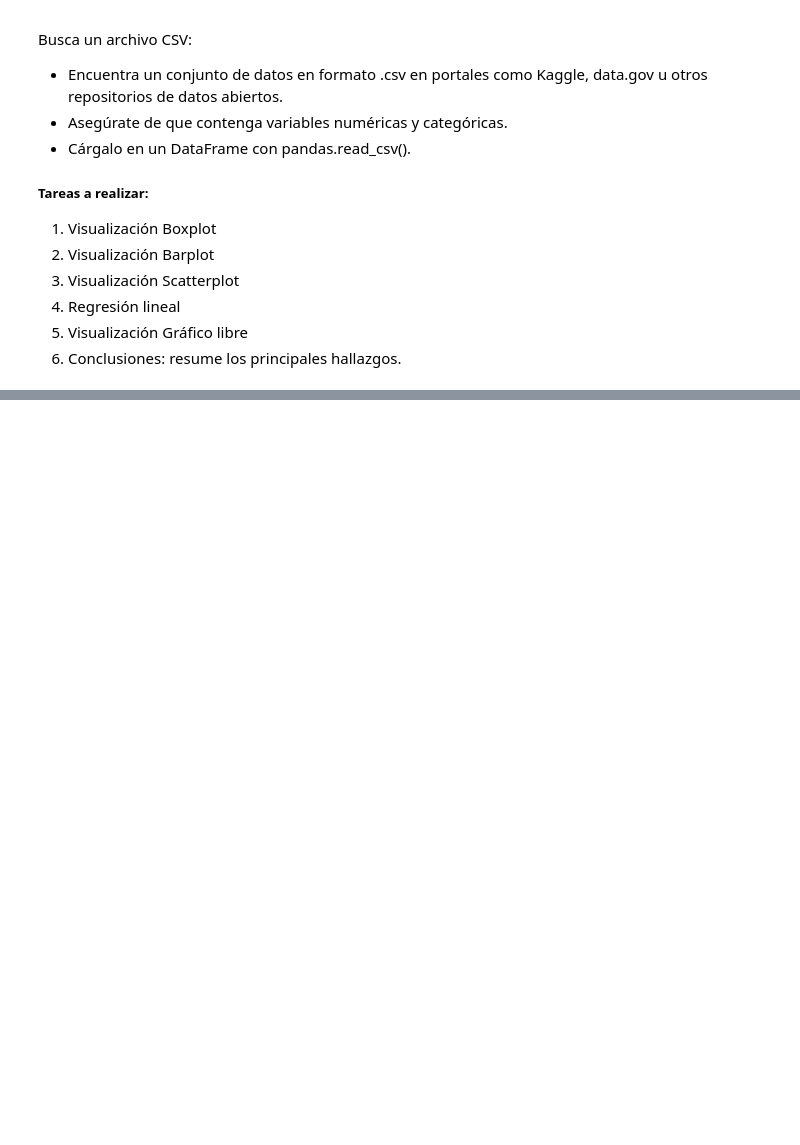
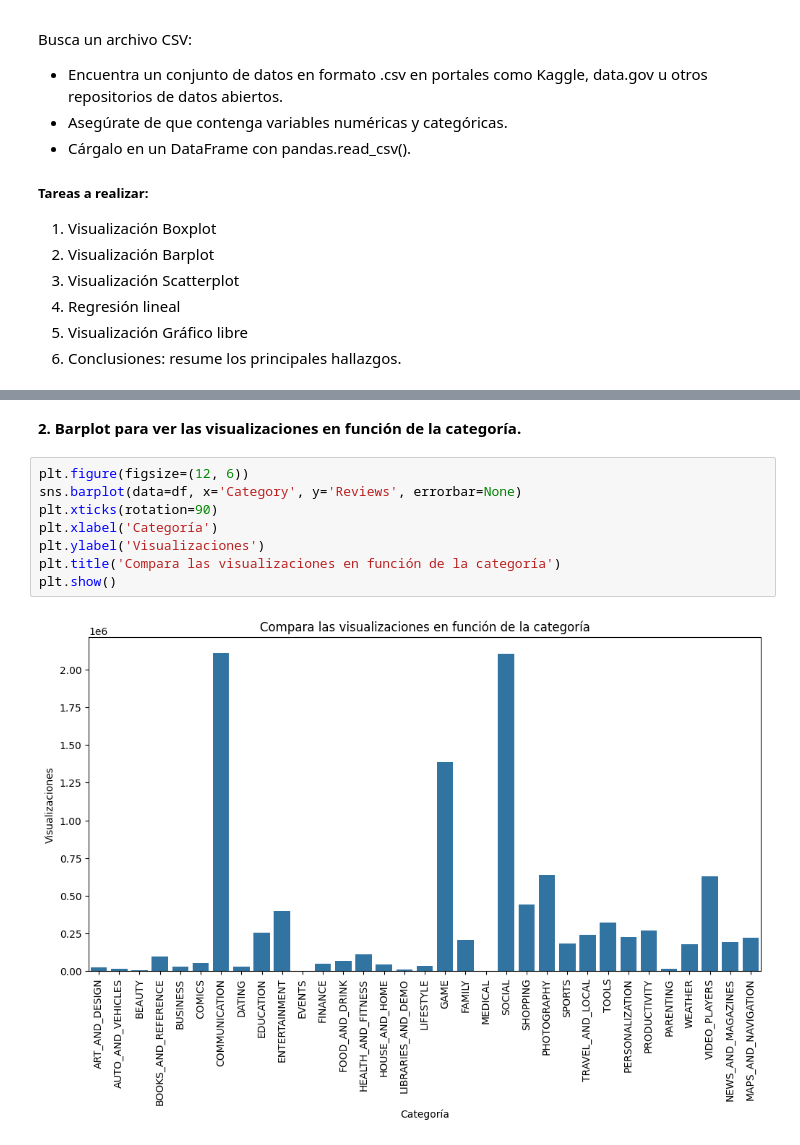
Before and after one commit to azaro-1982/Comparation, a Jupyter notebook: TyFdD_20261_PEC1_CAST_V2.ipynb, the cells around one changed output, grey strips where cells are left out. Cells and saved outputs as stored; diff of their text form; blank space fills up the shorter version.

```diff
--- a/TyFdD_20261_PEC1_CAST_V2.ipynb
+++ b/TyFdD_20261_PEC1_CAST_V2.ipynb
@@ -635,0 +725,12 @@ Busca un archivo CSV:
+# %% [markdown]
+**2. Barplot para ver las visualizaciones en función de la categoría.**
+# %%
+plt.figure(figsize=(12, 6))
+sns.barplot(data=df, x='Category', y='Reviews', errorbar=None)
+plt.xticks(rotation=90)
+plt.xlabel('Categoría')
+plt.ylabel('Visualizaciones')
+plt.title('Compara las visualizaciones en función de la categoría')
+plt.show()
+# %% [output]
+[figure, added]
```
Also changed, not shown: parts of 11 cells of this notebook.
